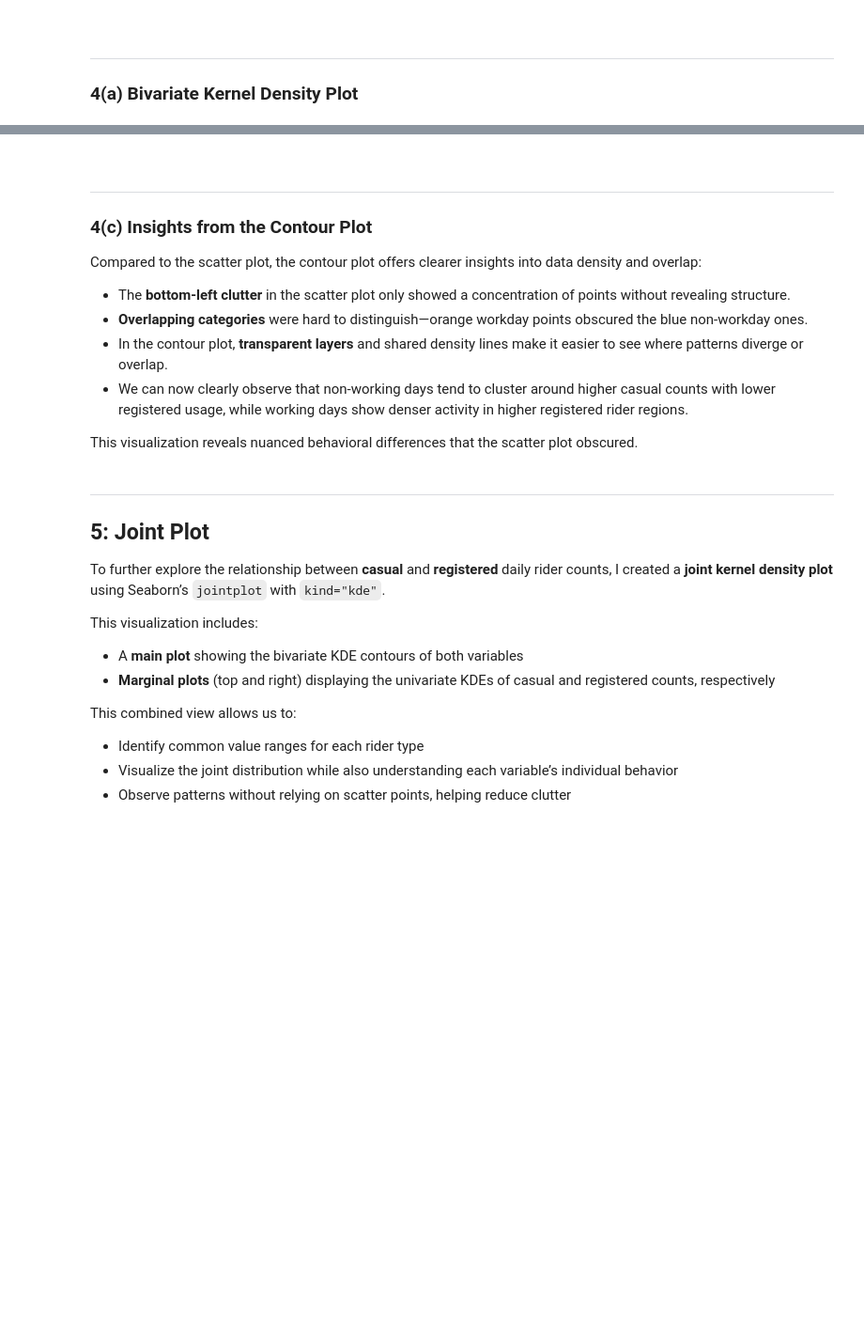
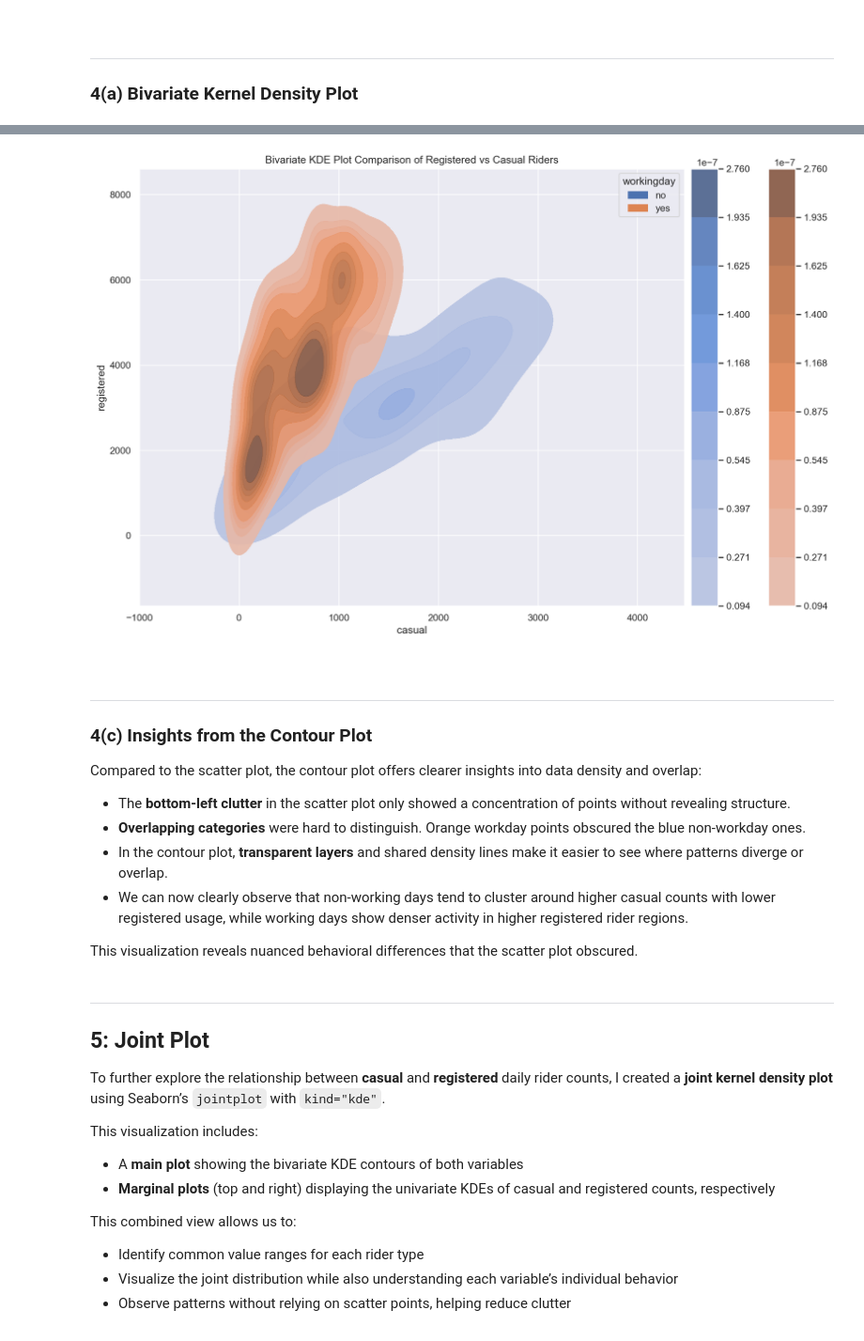
Before and after one commit to jad3ch3n/dc-bikeshare, a Jupyter notebook: bikeshare-analysis.ipynb, the cells around one changed output, grey strips where cells are left out. Shown at 94% size. Cells and saved outputs as stored; diff of their text form; code cells hidden in the pictures; blank space fills up the shorter version.

```diff
--- a/bikeshare-analysis.ipynb
+++ b/bikeshare-analysis.ipynb
@@ -451,3 +521,39 @@ This visualization quickly identifies where rider behavior is most common and ho
+# %%
+from mpl_toolkits.axes_grid1 import make_axes_locatable
+
+# Create figure and main axis
+fig, ax = plt.subplots(figsize=(12, 8))
+
+# KDE plot with hue
+kde_plot = sns.kdeplot(
+    data=daily_counts,
+    x='casual',
+    y='registered',
+    hue='workingday',
+    fill=True,
+    alpha=0.9,
+    ax=ax
+)
+
+# Add colorbar for KDE plot
+divider = make_axes_locatable(ax)
+# Colorbar for Non-Workday (blue)
+cax1 = divider.append_axes("right", size="5%", pad=0.1)
+cb1 = plt.colorbar(kde_plot.collections[0], cax=cax1)
+
+# Colorbar for Workday (red)
+cax2 = divider.append_axes("right", size="5%", pad=0.8)  # Increased pad for more separation
+cb2 = plt.colorbar(kde_plot.collections[1], cax=cax2)
+
+# Titles and labels
+ax.set_title('Bivariate KDE Plot Comparison of Registered vs Casual Riders')
+ax.set_xlabel('casual')
+ax.set_ylabel('registered')
+
+plt.tight_layout()
+plt.show()
+# %% [output]
+[figure, added]
 # %% [markdown]
 <br>
 
@@ -457,7 +563,7 @@ This visualization quickly identifies where rider behavior is most common and ho
 Compared to the scatter plot, the contour plot offers clearer insights into data density and overlap:
 
 - The **bottom-left clutter** in the scatter plot only showed a concentration of points without revealing structure.
-- **Overlapping categories** were hard to distinguish—orange workday points obscured the blue non-workday ones.
+- **Overlapping categories** were hard to distinguish. Orange workday points obscured the blue non-workday ones.
 - In the contour plot, **transparent layers** and shared density lines make it easier to see where patterns diverge or overlap.
 - We can now clearly observe that non-working days tend to cluster around higher casual counts with lower registered usage, while working days show denser activity in higher registered rider regions.
 
```
Also changed, not shown: parts of 23 cells of this notebook.
